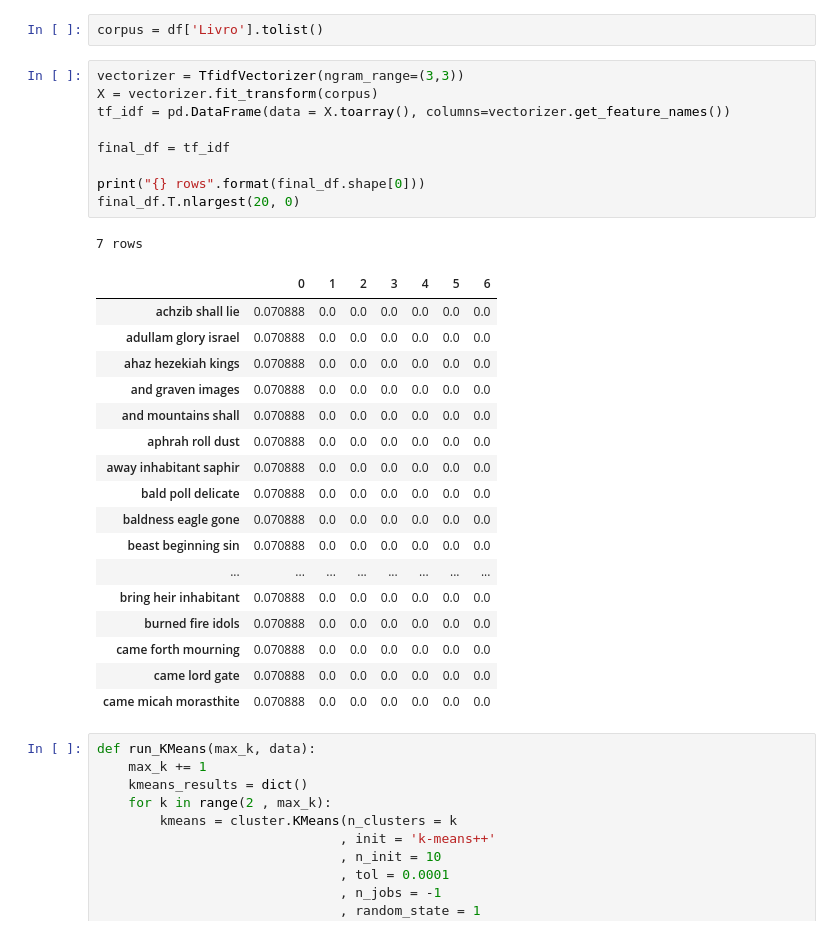
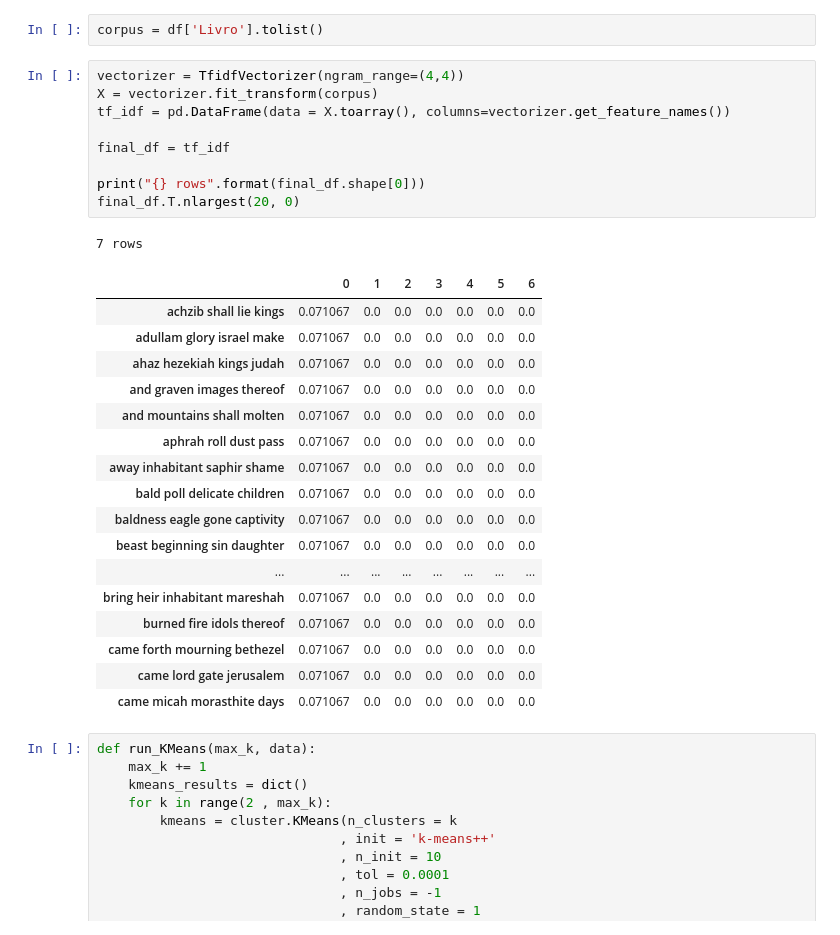
Before and after one commit to Bruno-cesar-dout/Versao_de_experimentos, a Jupyter notebook: Experimento_Miqueias.ipynb, the cells around one changed output. Saved outputs shown, nothing was run; the diff lists cells and outputs as text.

```diff
--- a/Experimento_Miqueias.ipynb
+++ b/Experimento_Miqueias.ipynb
@@ -75,33 +75,33 @@ print(df)
 # %%
 corpus = df['Livro'].tolist()
 # %%
-vectorizer = TfidfVectorizer(ngram_range=(3,3))
+vectorizer = TfidfVectorizer(ngram_range=(4,4))
 X = vectorizer.fit_transform(corpus)
 tf_idf = pd.DataFrame(data = X.toarray(), columns=vectorizer.get_feature_names())
 
 final_df = tf_idf
 
 print("{} rows".format(final_df.shape[0]))
 final_df.T.nlargest(20, 0)
 # %% [output]
 7 rows
 |  | 0 | 1 | 2 | 3 | 4 | 5 | 6 |
-| achzib shall lie | 0.070888 | 0.0 | 0.0 | 0.0 | 0.0 | 0.0 | 0.0 |
-| adullam glory israel | 0.070888 | 0.0 | 0.0 | 0.0 | 0.0 | 0.0 | 0.0 |
-| ahaz hezekiah kings | 0.070888 | 0.0 | 0.0 | 0.0 | 0.0 | 0.0 | 0.0 |
-| and graven images | 0.070888 | 0.0 | 0.0 | 0.0 | 0.0 | 0.0 | 0.0 |
-| and mountains shall | 0.070888 | 0.0 | 0.0 | 0.0 | 0.0 | 0.0 | 0.0 |
-| aphrah roll dust | 0.070888 | 0.0 | 0.0 | 0.0 | 0.0 | 0.0 | 0.0 |
-| away inhabitant saphir | 0.070888 | 0.0 | 0.0 | 0.0 | 0.0 | 0.0 | 0.0 |
-| bald poll delicate | 0.070888 | 0.0 | 0.0 | 0.0 | 0.0 | 0.0 | 0.0 |
-| baldness eagle gone | 0.070888 | 0.0 | 0.0 | 0.0 | 0.0 | 0.0 | 0.0 |
-| beast beginning sin | 0.070888 | 0.0 | 0.0 | 0.0 | 0.0 | 0.0 | 0.0 |
+| achzib shall lie kings | 0.071067 | 0.0 | 0.0 | 0.0 | 0.0 | 0.0 | 0.0 |
+| adullam glory israel make | 0.071067 | 0.0 | 0.0 | 0.0 | 0.0 | 0.0 | 0.0 |
+| ahaz hezekiah kings judah | 0.071067 | 0.0 | 0.0 | 0.0 | 0.0 | 0.0 | 0.0 |
+| and graven images thereof | 0.071067 | 0.0 | 0.0 | 0.0 | 0.0 | 0.0 | 0.0 |
+| and mountains shall molten | 0.071067 | 0.0 | 0.0 | 0.0 | 0.0 | 0.0 | 0.0 |
+| aphrah roll dust pass | 0.071067 | 0.0 | 0.0 | 0.0 | 0.0 | 0.0 | 0.0 |
+| away inhabitant saphir shame | 0.071067 | 0.0 | 0.0 | 0.0 | 0.0 | 0.0 | 0.0 |
+| bald poll delicate children | 0.071067 | 0.0 | 0.0 | 0.0 | 0.0 | 0.0 | 0.0 |
+| baldness eagle gone captivity | 0.071067 | 0.0 | 0.0 | 0.0 | 0.0 | 0.0 | 0.0 |
+| beast beginning sin daughter | 0.071067 | 0.0 | 0.0 | 0.0 | 0.0 | 0.0 | 0.0 |
 | ... | ... | ... | ... | ... | ... | ... | ... |
-| bring heir inhabitant | 0.070888 | 0.0 | 0.0 | 0.0 | 0.0 | 0.0 | 0.0 |
-| burned fire idols | 0.070888 | 0.0 | 0.0 | 0.0 | 0.0 | 0.0 | 0.0 |
-| came forth mourning | 0.070888 | 0.0 | 0.0 | 0.0 | 0.0 | 0.0 | 0.0 |
-| came lord gate | 0.070888 | 0.0 | 0.0 | 0.0 | 0.0 | 0.0 | 0.0 |
-| came micah morasthite | 0.070888 | 0.0 | 0.0 | 0.0 | 0.0 | 0.0 | 0.0 |
+| bring heir inhabitant mareshah | 0.071067 | 0.0 | 0.0 | 0.0 | 0.0 | 0.0 | 0.0 |
+| burned fire idols thereof | 0.071067 | 0.0 | 0.0 | 0.0 | 0.0 | 0.0 | 0.0 |
+| came forth mourning bethezel | 0.071067 | 0.0 | 0.0 | 0.0 | 0.0 | 0.0 | 0.0 |
+| came lord gate jerusalem | 0.071067 | 0.0 | 0.0 | 0.0 | 0.0 | 0.0 | 0.0 |
+| came micah morasthite days | 0.071067 | 0.0 | 0.0 | 0.0 | 0.0 | 0.0 | 0.0 |
 # %%
 def run_KMeans(max_k, data):
     max_k += 1
```
Also changed, not shown: parts of 6 cells of this notebook.
